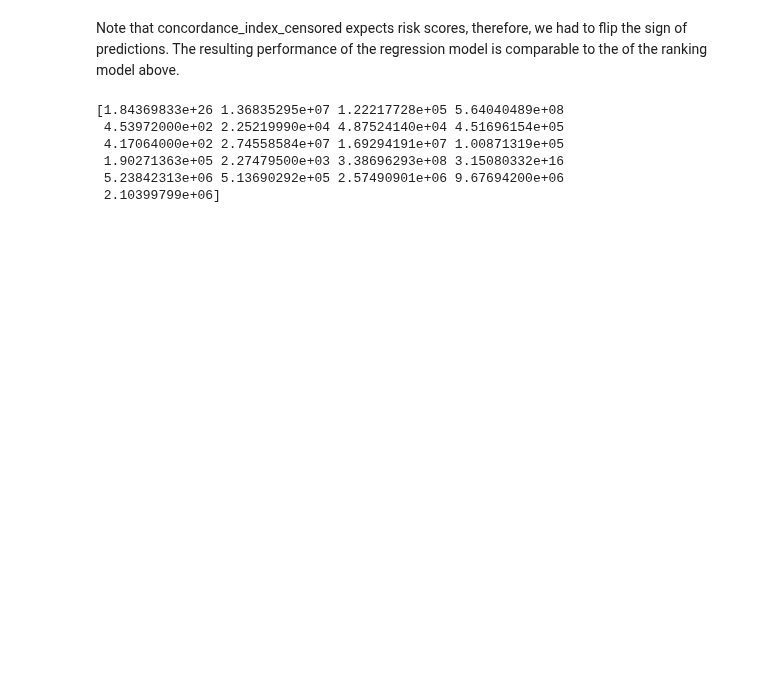
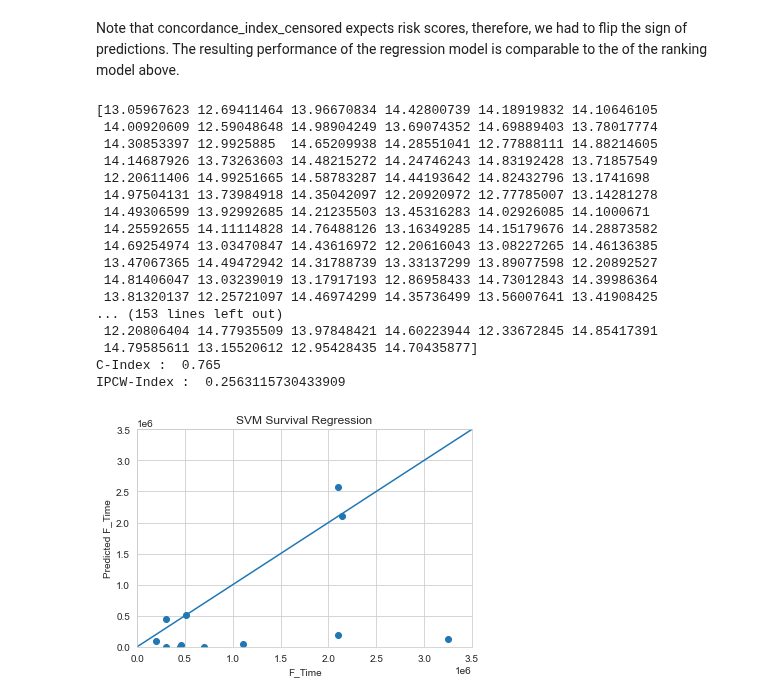
Before and after one commit to Marie-anneMawhin/Oct20_EPRI, a Jupyter notebook: Task3/NB/NB_data_modelling/svm_survival_simulation.ipynb, the cells around one changed output. Cells and saved outputs as stored; diff of their text form; code cells hidden in the pictures; blank space fills up the shorter version.

Commit message:
The svm survival with regression

```diff
--- a/Task3/NB/NB_data_modelling/svm_survival_simulation.ipynb
+++ b/Task3/NB/NB_data_modelling/svm_survival_simulation.ipynb
@@ -441,8 +448,5 @@ The output data of the sample
 ### Regression
 # %% [markdown]
 If the regression objective is used (𝑟<1), the semantics are different, because now predictions are on the time scale and lower predicted values indicate shorter survival, higher values longer survival. Moreover, we saw from the histogram of observed times above that the distribution is skewed, therefore it is advised to log-transform the observed time before fitting a model. Here, we are going to use the transformation 𝑦′=log(1+𝑦).
-# %%
-y_log_t = data_y_num.copy()
-y_log_t["F_Time"]= np.log1p(data_y_num["F_Time"])
 # %% [markdown]
 Let’s fit a model using the regression objective (𝑟=0) and compare its performance to the ranking model from above.
@@ -461,13 +453,61 @@ print(round(cindex[0], 3))
+# %%
+def pred_F_Time(sc_train_x,sc_train_y,sc_test_x,sc_test_y):
+    '''
+    Predicts the F_Time
+
+    '''
+    #log-transform the observed time before fitting a model.
+    y_log_t = sc_train_y.copy()
+    y_log_t["F_Time"]= np.log1p(sc_train_y["F_Time"])
+
+    #Defining the model and fitting the data
+    ref_estimator = FastSurvivalSVM(rank_ratio=0.0, max_iter=1000, tol=1e-5, random_state=2020)
+    ref_estimator.fit(sc_train_x, y_log_t)
+
+    #Calculating the concordance index
+    cindex = concordance_index_censored(
+    sc_train_y['Observed'],
+    sc_train_y['F_Time'],
+    -ref_estimator.predict(sc_train_x),  # flip sign to obtain risk scores
+    )
+
+    print("C-Index : ", round(cindex[0], 3))
+    print("IPCW-Index : ", mc.score_survival_model_ipcw(ref_estimator, sc_test_x, sc_train_y, sc_test_y))
+
+    # Predicting on the real data
+    pred_log = ref_estimator.predict(sc_test_x)
+    pred_y = np.expm1(pred_log)
+
+    plt.scatter(sc_test_y["F_Time"],pred_y)
+    plt.plot([0, 3500000], [0, 3500000])
+    plt.xlim([0, 3500000])
+    plt.ylim([0, 3500000])
+    plt.title("SVM Survival Regression")
+    plt.xlabel("F_Time")
+    plt.ylabel("Predicted F_Time")
+    plt.show()
+
+    return
 # %% [markdown]
 Note that concordance_index_censored expects risk scores, therefore, we had to flip the sign of predictions. The resulting performance of the regression model is comparable to the of the ranking model above.
-# %%
-pred_log = ref_estimator.predict(sc_real_x)
-pred_y = np.expm1(pred_log)
-print(np.round(pred_y, 3))
-# %% [output]
-[1.84369833e+26 1.36835295e+07 1.22217728e+05 5.64040489e+08
- 4.53972000e+02 2.25219990e+04 4.87524140e+04 4.51696154e+05
- 4.17064000e+02 2.74558584e+07 1.69294191e+07 1.00871319e+05
- 1.90271363e+05 2.27479500e+03 3.38696293e+08 3.15080332e+16
- 5.23842313e+06 5.13690292e+05 2.57490901e+06 9.67694200e+06
- 2.10399799e+06]
+# %%
+pred_F_Time(sc_data_x,data_y_num,sc_real_x,real_y_num)
+# %% [output]
+[13.05967623 12.69411464 13.96670834 14.42800739 14.18919832 14.10646105
+ 14.00920609 12.59048648 14.98904249 13.69074352 14.69889403 13.78017774
+ 14.30853397 12.9925885  14.65209938 14.28551041 12.77888111 14.88214605
+ 14.14687926 13.73263603 14.48215272 14.24746243 14.83192428 13.71857549
+ 12.20611406 14.99251665 14.58783287 14.44193642 14.82432796 13.1741698
+ 14.97504131 13.73984918 14.35042097 12.20920972 12.77785007 13.14281278
+ 14.49306599 13.92992685 14.21235503 13.45316283 14.02926085 14.1000671
+ 14.25592655 14.11114828 14.76488126 13.16349285 14.15179676 14.28873582
+ 14.69254974 13.03470847 14.43616972 12.20616043 13.08227265 14.46136385
+ 13.47067365 14.49472942 14.31788739 13.33137299 13.89077598 12.20892527
+ 14.81406047 13.03239019 13.17917193 12.86958433 14.73012843 14.39986364
+ 13.81320137 12.25721097 14.46974299 14.35736499 13.56007641 13.41908425
+... (153 lines left out)
+ 12.20806404 14.77935509 13.97848421 14.60223944 12.33672845 14.85417391
+ 14.79585611 13.15520612 12.95428435 14.70435877]
+C-Index :  0.765
+IPCW-Index :  0.2563115730433909
+[figure, added]
```
Also changed, not shown: parts of 6 cells of this notebook.
